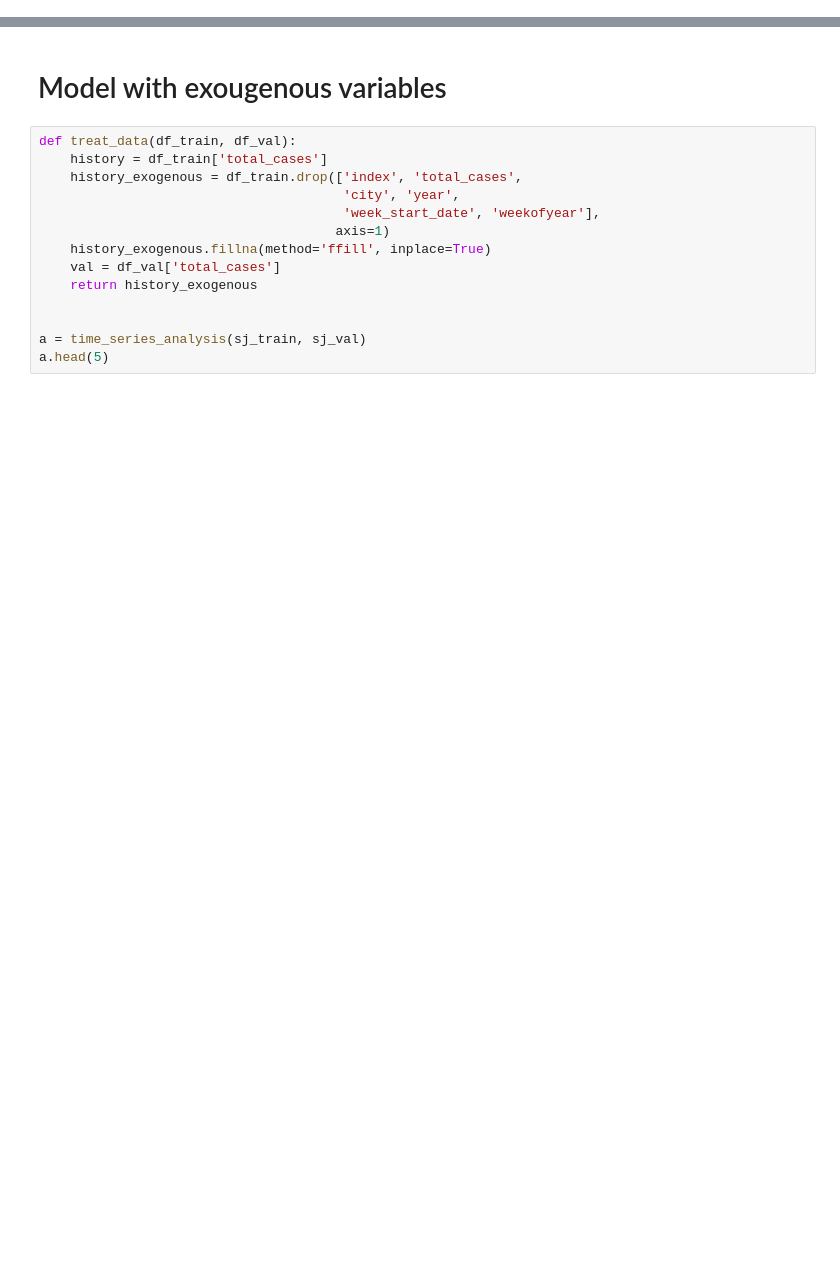
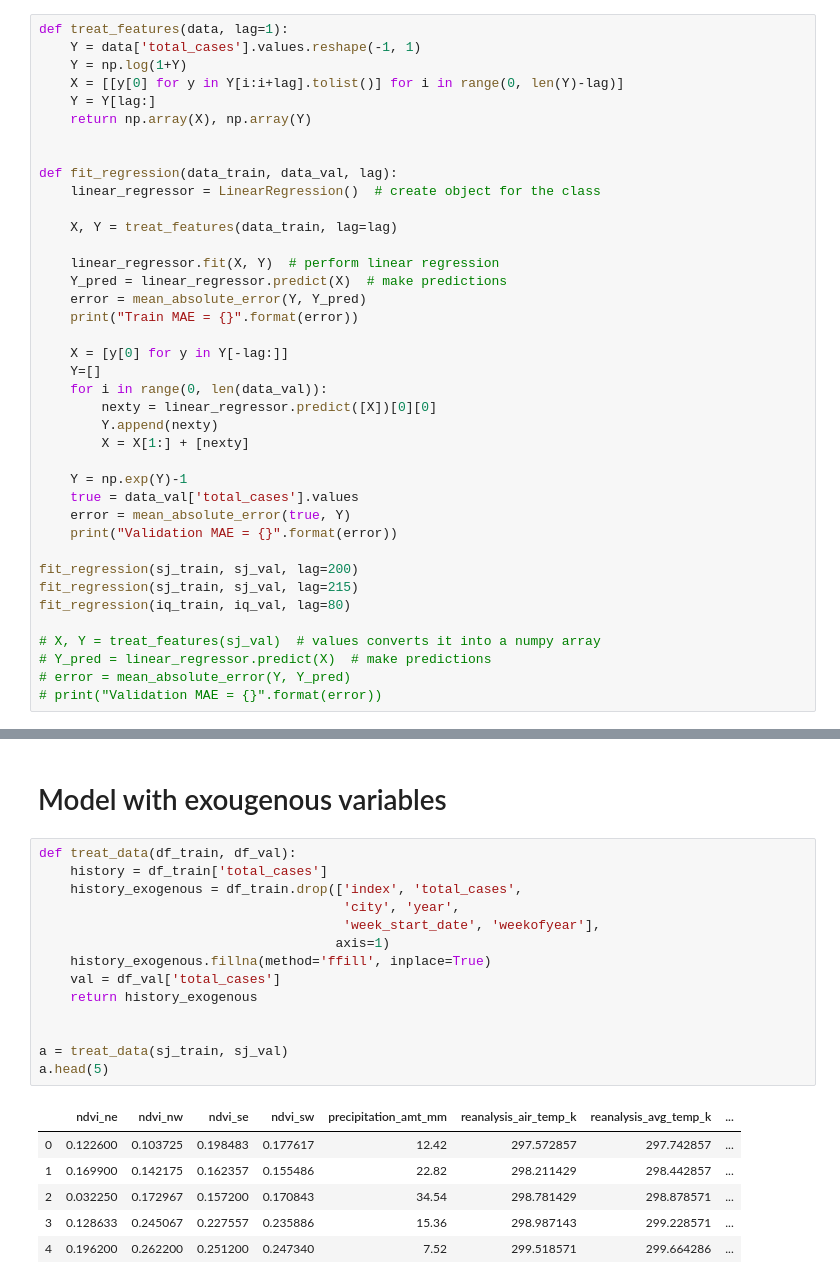
Before and after one commit to jsiloto/dengAI, a Jupyter notebook: analysis/sarima-analysis.ipynb, the cells around one changed output, grey strips where cells are left out. Cells and saved outputs as stored; diff of their text form; blank space fills up the shorter version.

```diff
--- a/analysis/sarima-analysis.ipynb
+++ b/analysis/sarima-analysis.ipynb
@@ -85,0 +128,39 @@ Validation MAE = 29.823997020174605
+# %%
+def treat_features(data, lag=1):
+    Y = data['total_cases'].values.reshape(-1, 1)
+    Y = np.log(1+Y)
+    X = [[y[0] for y in Y[i:i+lag].tolist()] for i in range(0, len(Y)-lag)]
+    Y = Y[lag:]
+    return np.array(X), np.array(Y)
+
+
+def fit_regression(data_train, data_val, lag):
+    linear_regressor = LinearRegression()  # create object for the class
+
+    X, Y = treat_features(data_train, lag=lag)
+
+    linear_regressor.fit(X, Y)  # perform linear regression
+    Y_pred = linear_regressor.predict(X)  # make predictions
+    error = mean_absolute_error(Y, Y_pred)
+    print("Train MAE = {}".format(error))
+
+    X = [y[0] for y in Y[-lag:]]
+    Y=[]
+    for i in range(0, len(data_val)):
+        nexty = linear_regressor.predict([X])[0][0]
+        Y.append(nexty)
+        X = X[1:] + [nexty]
+
+    Y = np.exp(Y)-1
+    true = data_val['total_cases'].values
+    error = mean_absolute_error(true, Y)
+    print("Validation MAE = {}".format(error))
+
+fit_regression(sj_train, sj_val, lag=200)
+fit_regression(sj_train, sj_val, lag=215)
+fit_regression(iq_train, iq_val, lag=80)
+
+# X, Y = treat_features(sj_val)  # values converts it into a numpy array
+# Y_pred = linear_regressor.predict(X)  # make predictions
+# error = mean_absolute_error(Y, Y_pred)
+# print("Validation MAE = {}".format(error))
@@ -165,15 +178,22 @@ Test MAE: 7.826
 # %%
 def treat_data(df_train, df_val):
     history = df_train['total_cases']
     history_exogenous = df_train.drop(['index', 'total_cases',
                                        'city', 'year',
                                        'week_start_date', 'weekofyear'],
                                       axis=1)
     history_exogenous.fillna(method='ffill', inplace=True)
     val = df_val['total_cases']
     return history_exogenous
 
 
-a = time_series_analysis(sj_train, sj_val)
+a = treat_data(sj_train, sj_val)
 a.head(5)
+# %% [output]
+|  | ndvi_ne | ndvi_nw | ndvi_se | ndvi_sw | precipitation_amt_mm | reanalysis_air_temp_k | reanalysis_avg_temp_k | ... |
+| 0 | 0.122600 | 0.103725 | 0.198483 | 0.177617 | 12.42 | 297.572857 | 297.742857 | ... |
+| 1 | 0.169900 | 0.142175 | 0.162357 | 0.155486 | 22.82 | 298.211429 | 298.442857 | ... |
+| 2 | 0.032250 | 0.172967 | 0.157200 | 0.170843 | 34.54 | 298.781429 | 298.878571 | ... |
+| 3 | 0.128633 | 0.245067 | 0.227557 | 0.235886 | 15.36 | 298.987143 | 299.228571 | ... |
+| 4 | 0.196200 | 0.262200 | 0.251200 | 0.247340 | 7.52 | 299.518571 | 299.664286 | ... |
 # %%
```
Also changed, not shown: parts of 16 cells of this notebook.
